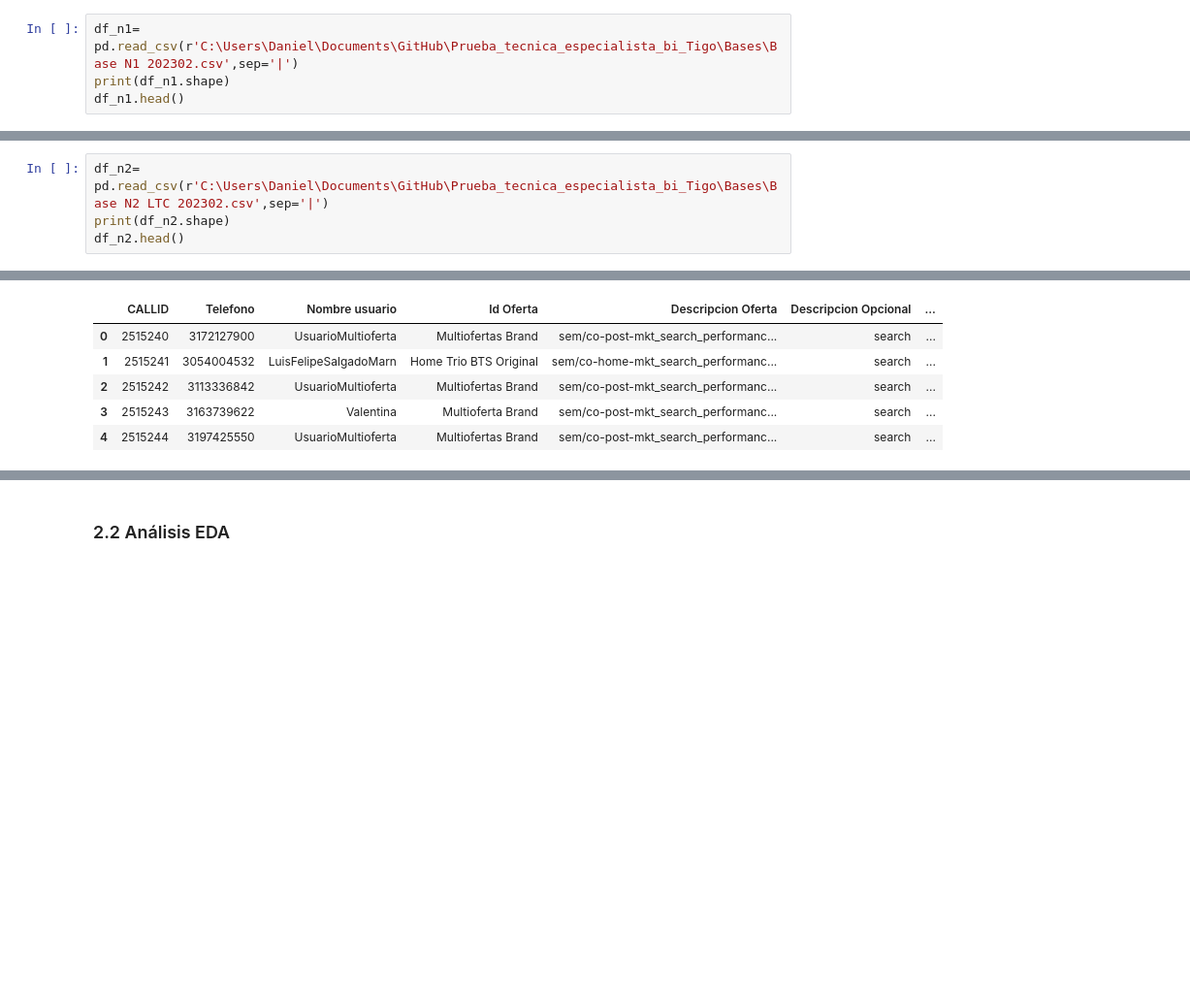
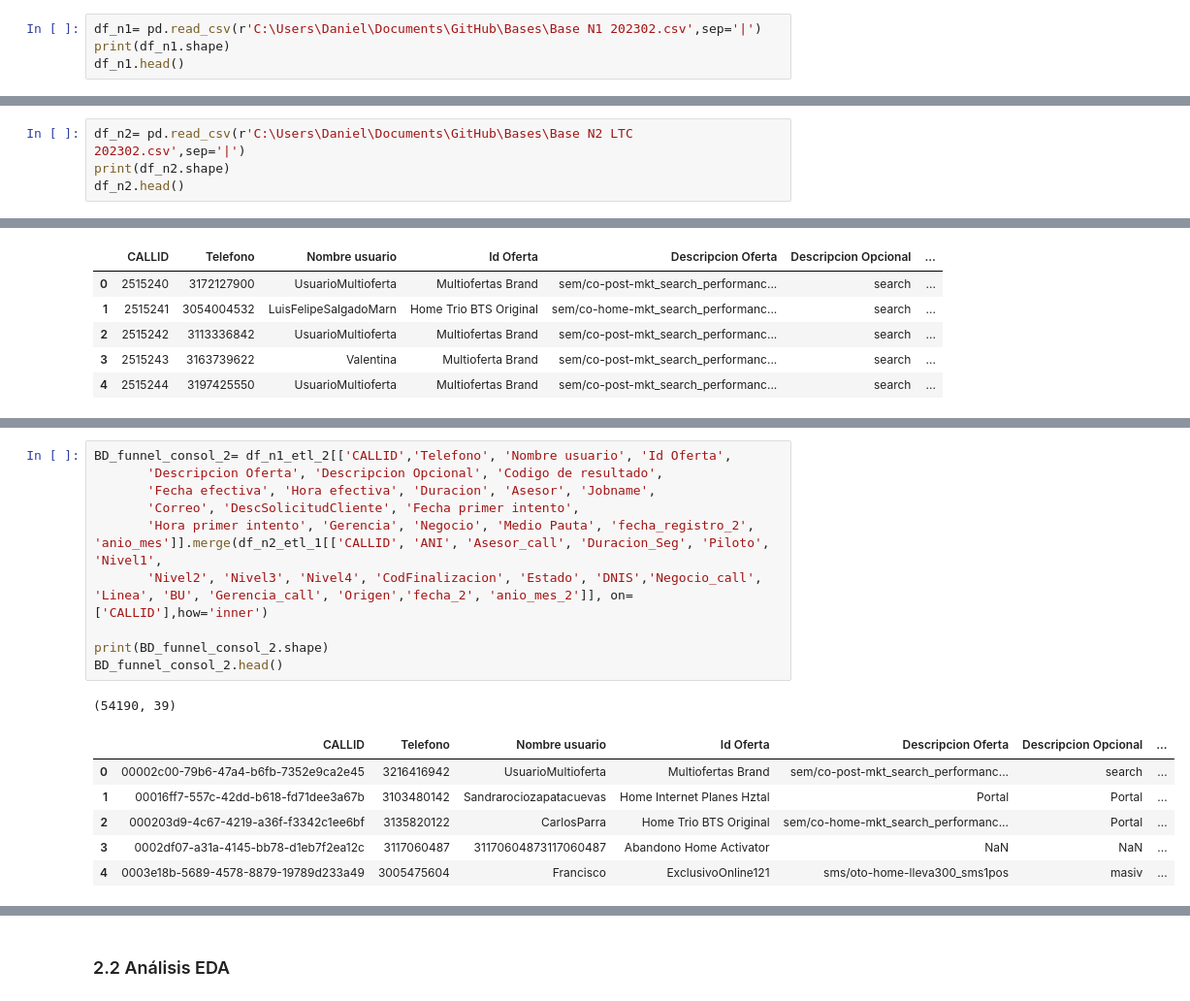
Before and after one commit to Dfperezgdatascientist/Prueba_tecnica_especialista_bI_Tigo_2, a Jupyter notebook: Prueba_Tecnica_Especialista_BI.ipynb, the cells around one changed output, grey strips where cells are left out. Shown: that part at 97% size. Cells and saved outputs as stored; diff of their text form; blank space fills up the shorter version.

```diff
--- a/Prueba_Tecnica_Especialista_BI.ipynb
+++ b/Prueba_Tecnica_Especialista_BI.ipynb
@@ -344,7 +344,7 @@ Tenga en cuenta los siguientes conceptos:
 # %% [markdown]
 ### Base de datos N1
 # %%
-df_n1= pd.read_csv(r'C:\Users\Daniel\Documents\GitHub\Prueba_tecnica_especialista_bi_Tigo\Bases\Base N1 202302.csv',sep='|')
+df_n1= pd.read_csv(r'C:\Users\Daniel\Documents\GitHub\Bases\Base N1 202302.csv',sep='|')
 print(df_n1.shape)
 df_n1.head()
 # %% [output]
@@ -499,7 +499,7 @@ df_n1_etl_2[df_n1_etl_2['CALLID']=='5c4d6a06-a24f-406b-8f19-cbf4f33084b7']
 # %% [markdown]
 ### base de datos N2
 # %%
-df_n2= pd.read_csv(r'C:\Users\Daniel\Documents\GitHub\Prueba_tecnica_especialista_bi_Tigo\Bases\Base N2 LTC 202302.csv',sep='|')
+df_n2= pd.read_csv(r'C:\Users\Daniel\Documents\GitHub\Bases\Base N2 LTC 202302.csv',sep='|')
 print(df_n2.shape)
 df_n2.head()
 # %% [output]
@@ -656,3 +656,21 @@ BD_funnel_consol[~(BD_funnel_consol['CodFinalizacion'].isna())].head()
 | 32776 | 000203d9-4c67-4219-a36f-f3342c1ee6bf | 3135820122 | CarlosParra | Home Trio BTS Original | sem/co-home-mkt_search_performanc... | Portal | ... |
 | 32780 | 0002df07-a31a-4145-bb78-d1eb7f2ea12c | 3117060487 | 31170604873117060487 | Abandono Home Activator | NaN | NaN | ... |
 | 32783 | 0003e18b-5689-4578-8879-19789d233a49 | 3005475604 | Francisco | ExclusivoOnline121 | sms/oto-home-lleva300_sms1pos | masiv | ... |
+# %%
+BD_funnel_consol_2= df_n1_etl_2[['CALLID','Telefono', 'Nombre usuario', 'Id Oferta',
+       'Descripcion Oferta', 'Descripcion Opcional', 'Codigo de resultado',
+       'Fecha efectiva', 'Hora efectiva', 'Duracion', 'Asesor', 'Jobname',
+       'Correo', 'DescSolicitudCliente', 'Fecha primer intento',
+       'Hora primer intento', 'Gerencia', 'Negocio', 'Medio Pauta', 'fecha_registro_2', 'anio_mes']].merge(df_n2_etl_1[['CALLID', 'ANI', 'Asesor_call', 'Duracion_Seg', 'Piloto', 'Nivel1',
+       'Nivel2', 'Nivel3', 'Nivel4', 'CodFinalizacion', 'Estado', 'DNIS','Negocio_call', 'Linea', 'BU', 'Gerencia_call', 'Origen','fecha_2', 'anio_mes_2']], on=['CALLID'],how='inner')
+
+print(BD_funnel_consol_2.shape)
+BD_funnel_consol_2.head()
+# %% [output]
+(54190, 39)
+|  | CALLID | Telefono | Nombre usuario | Id Oferta | Descripcion Oferta | Descripcion Opcional | ... |
+| 0 | 00002c00-79b6-47a4-b6fb-7352e9ca2e45 | 3216416942 | UsuarioMultioferta | Multiofertas Brand | sem/co-post-mkt_search_performanc... | search | ... |
+| 1 | 00016ff7-557c-42dd-b618-fd71dee3a67b | 3103480142 | Sandrarociozapatacuevas | Home Internet Planes Hztal | Portal | Portal | ... |
+| 2 | 000203d9-4c67-4219-a36f-f3342c1ee6bf | 3135820122 | CarlosParra | Home Trio BTS Original | sem/co-home-mkt_search_performanc... | Portal | ... |
+| 3 | 0002df07-a31a-4145-bb78-d1eb7f2ea12c | 3117060487 | 31170604873117060487 | Abandono Home Activator | NaN | NaN | ... |
+| 4 | 0003e18b-5689-4578-8879-19789d233a49 | 3005475604 | Francisco | ExclusivoOnline121 | sms/oto-home-lleva300_sms1pos | masiv | ... |
```
Also changed, not shown: parts of 191 cells of this notebook.
